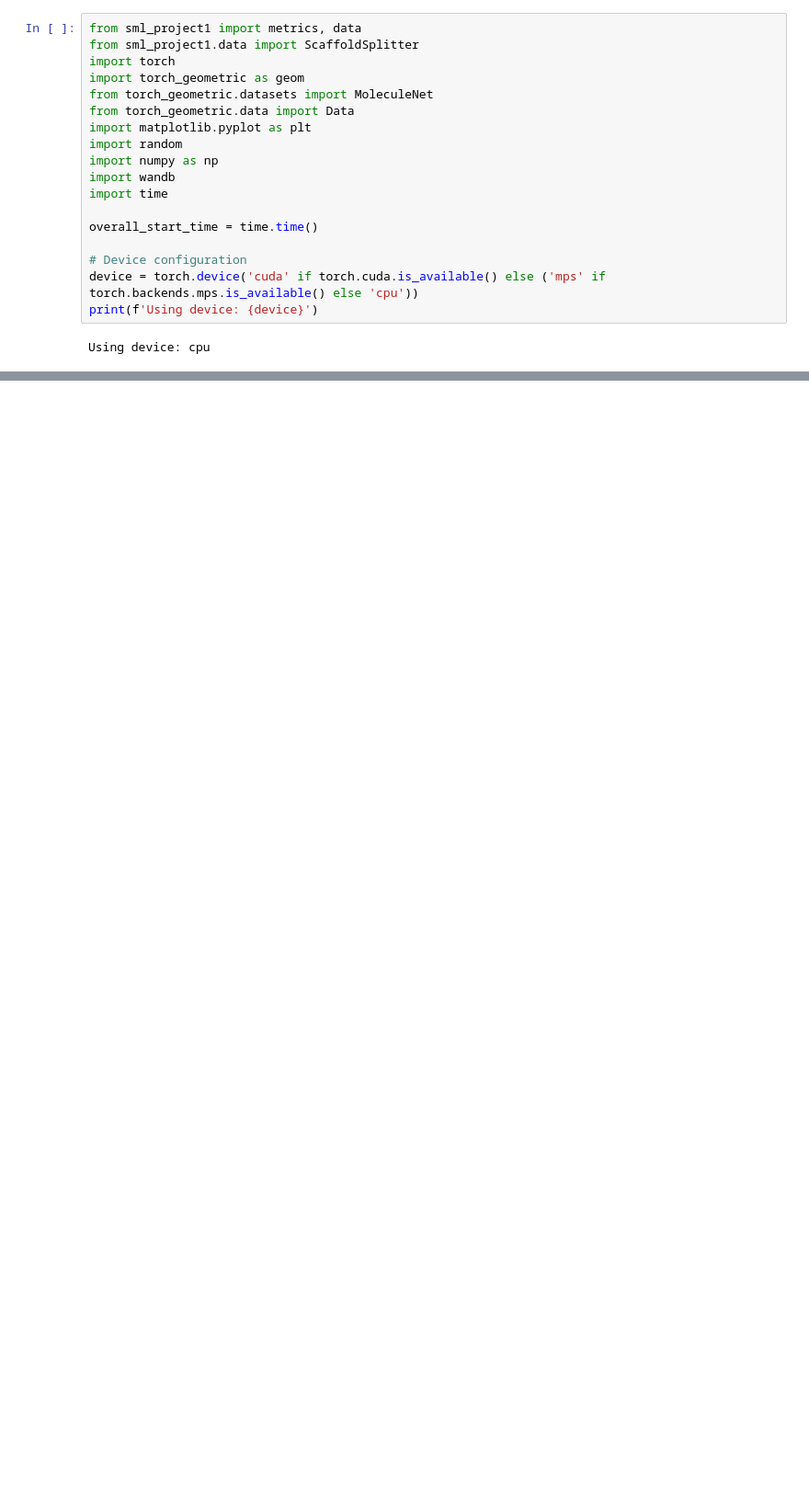
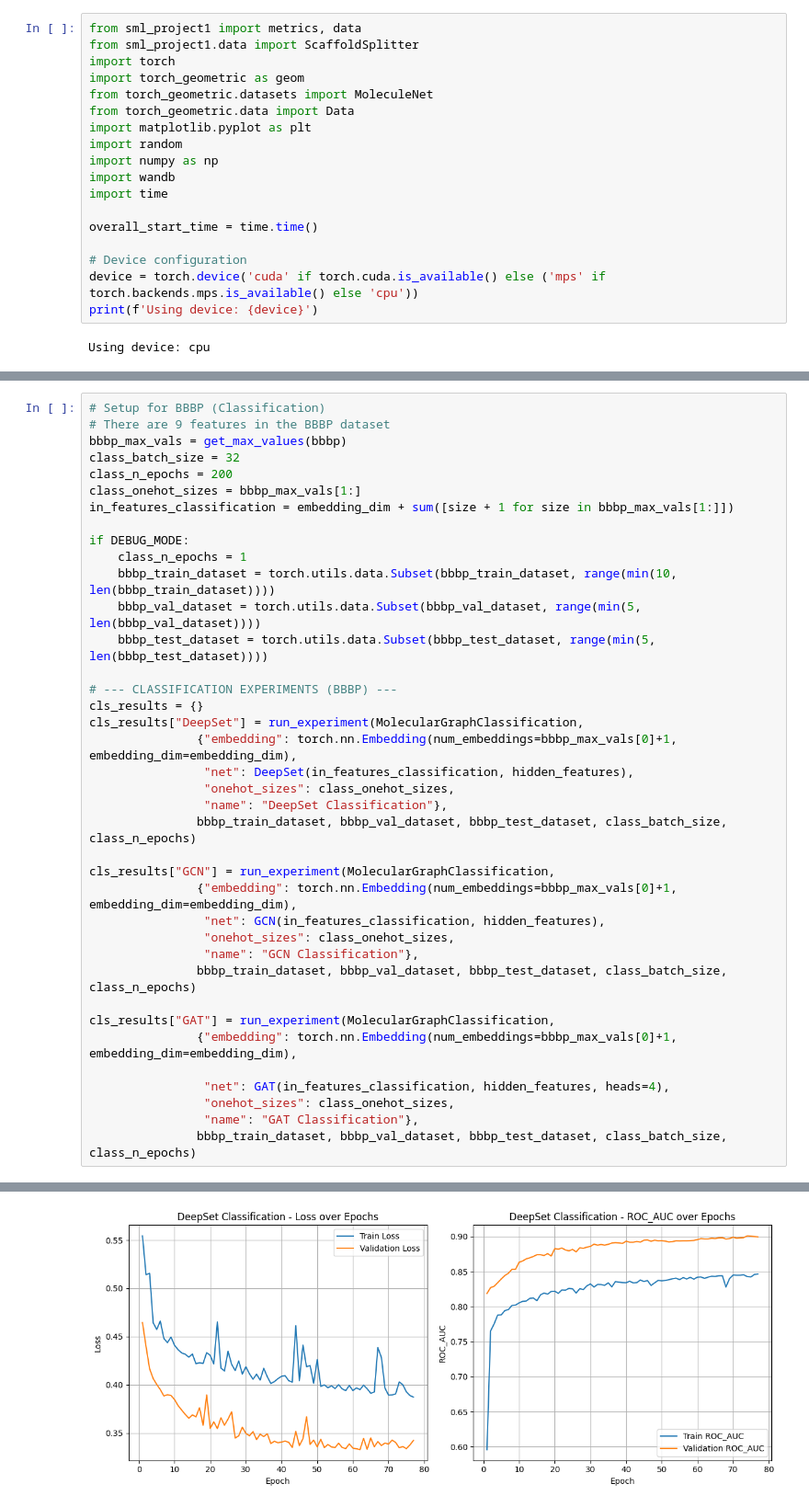
Before and after one commit to MahdiTheGreat/ai-machine-learning, a Jupyter notebook: project 1/Structured_ML_Project_Notebook.ipynb, the cells around one changed output, grey strips where cells are left out. Shown at 92% size. Drawn from its saved outputs; the diff is of its cells as text; blank space fills up the shorter version.

```diff
--- a/project 1/Structured_ML_Project_Notebook.ipynb
+++ b/project 1/Structured_ML_Project_Notebook.ipynb
@@ -197,0 +850,39 @@ tensor([[8, 0, 2, 5, 1, 0, 4, 0, 0],
+# %%
+# Setup for BBBP (Classification)
+# There are 9 features in the BBBP dataset
+bbbp_max_vals = get_max_values(bbbp)
+class_batch_size = 32
+class_n_epochs = 200
+class_onehot_sizes = bbbp_max_vals[1:]
+in_features_classification = embedding_dim + sum([size + 1 for size in bbbp_max_vals[1:]])
+
+if DEBUG_MODE:
+    class_n_epochs = 1
+    bbbp_train_dataset = torch.utils.data.Subset(bbbp_train_dataset, range(min(10, len(bbbp_train_dataset))))
+    bbbp_val_dataset = torch.utils.data.Subset(bbbp_val_dataset, range(min(5, len(bbbp_val_dataset))))
+    bbbp_test_dataset = torch.utils.data.Subset(bbbp_test_dataset, range(min(5, len(bbbp_test_dataset))))
+
+# --- CLASSIFICATION EXPERIMENTS (BBBP) ---
+cls_results = {}
+cls_results["DeepSet"] = run_experiment(MolecularGraphClassification,
+               {"embedding": torch.nn.Embedding(num_embeddings=bbbp_max_vals[0]+1, embedding_dim=embedding_dim),
+                "net": DeepSet(in_features_classification, hidden_features),
+                "onehot_sizes": class_onehot_sizes,
+                "name": "DeepSet Classification"},
+               bbbp_train_dataset, bbbp_val_dataset, bbbp_test_dataset, class_batch_size, class_n_epochs)
+
+cls_results["GCN"] = run_experiment(MolecularGraphClassification,
+               {"embedding": torch.nn.Embedding(num_embeddings=bbbp_max_vals[0]+1, embedding_dim=embedding_dim),
+                "net": GCN(in_features_classification, hidden_features),
+                "onehot_sizes": class_onehot_sizes,
+                "name": "GCN Classification"},
+               bbbp_train_dataset, bbbp_val_dataset, bbbp_test_dataset, class_batch_size, class_n_epochs)
+
+cls_results["GAT"] = run_experiment(MolecularGraphClassification,
+               {"embedding": torch.nn.Embedding(num_embeddings=bbbp_max_vals[0]+1, embedding_dim=embedding_dim),
+
+                "net": GAT(in_features_classification, hidden_features, heads=4),
+                "onehot_sizes": class_onehot_sizes,
+                "name": "GAT Classification"},
+               bbbp_train_dataset, bbbp_val_dataset, bbbp_test_dataset, class_batch_size, class_n_epochs)
+# %% [output]
@@ -197,0 +906 @@ tensor([[8, 0, 2, 5, 1, 0, 4, 0, 0],
+[figure, added]
```
Also changed, not shown: parts of 15 cells of this notebook.
